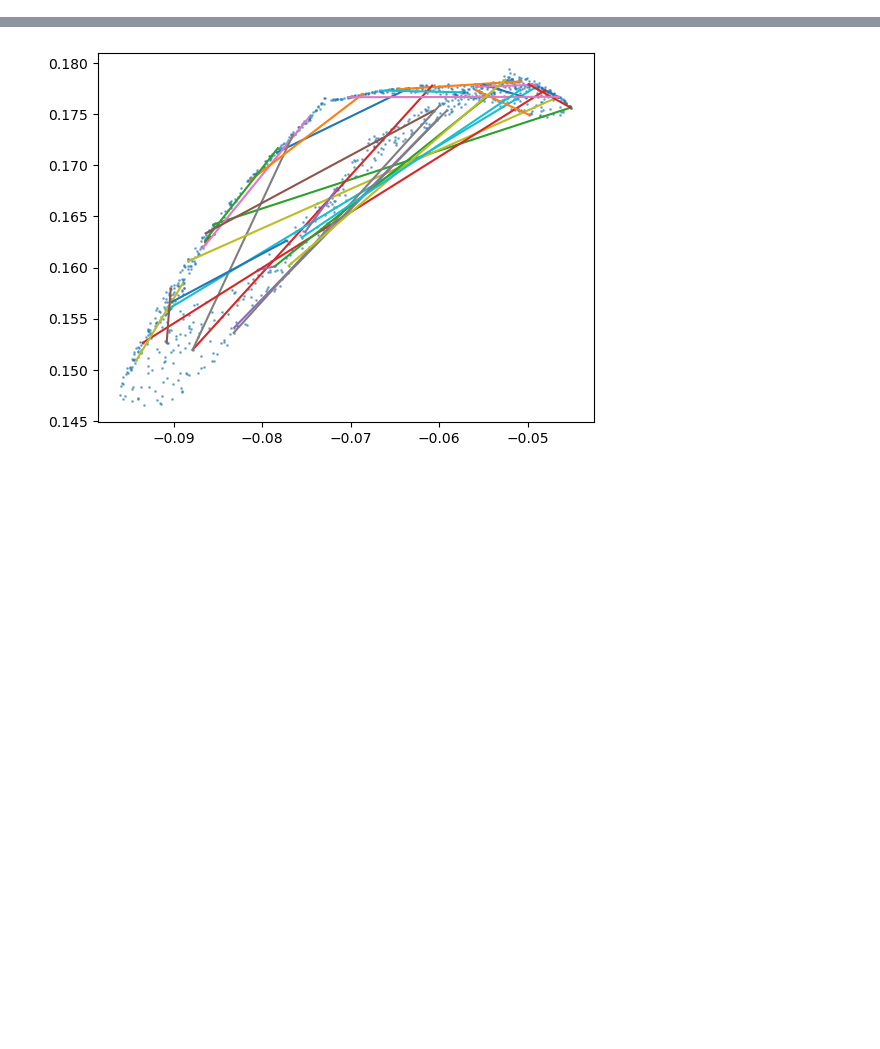
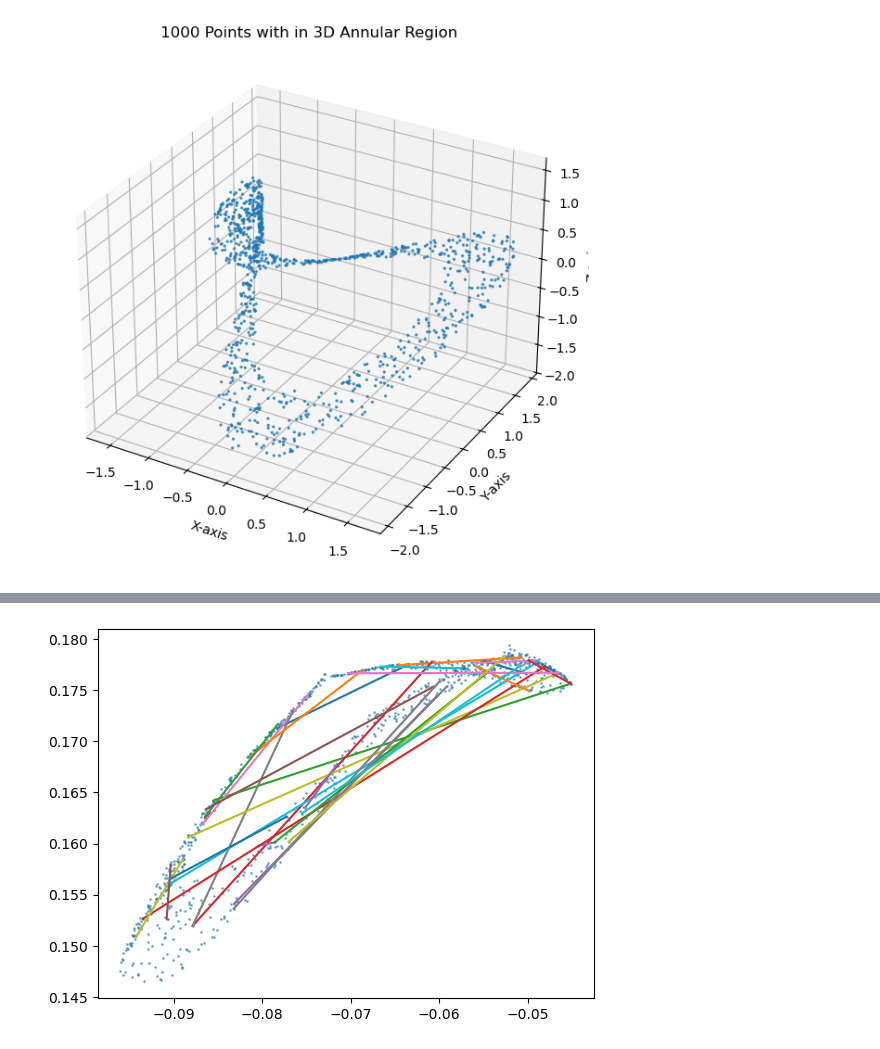
Before and after one commit to fablos/geo_latte, a Jupyter notebook: icra/circular_data.ipynb, the cells around one changed output, grey strips where cells are left out. Cells and saved outputs as stored; diff of their text form; code cells hidden in the pictures; blank space fills up the shorter version.

```diff
--- a/icra/circular_data.ipynb
+++ b/icra/circular_data.ipynb
@@ -124,0 +133,6 @@ data_vae.shape
+# %%
+# normalize the data_vae and compute PCA
+n_data_vae = (data_vae - data_vae.mean(axis=0)) / data_vae.std(axis=0)
+data_vae_3d = PCA(n_components=3).fit_transform(n_data_vae)
+# normalize the data_vae_3d
+data_vae_3d = (data_vae_3d - data_vae_3d.mean(axis=0)) / data_vae_3d.std(axis=0)
@@ -125,3 +170,15 @@ data_vae.shape
+# %%
+# Plotting the points
+fig = plt.figure(figsize=(16, 8))
+ax = fig.add_subplot(121, projection='3d')
+ax.scatter(data_vae_3d[:, 0], data_vae_3d[:, 1], data_vae_3d[:, 2], s=2, alpha=0.7)
+ax.set_title(f'{num_points} Points with in 3D Annular Region')
+ax.set_xlabel('X-axis')
+ax.set_ylabel('Y-axis')
+ax.set_zlabel('Z-axis')
+ax.grid(True)
+# %% [output]
+[figure, added]
 # %%
 def get_decoder(z_dim=2):
     decoder_net = nn.Sequential(
```
Also changed, not shown: parts of 22 cells of this notebook.
